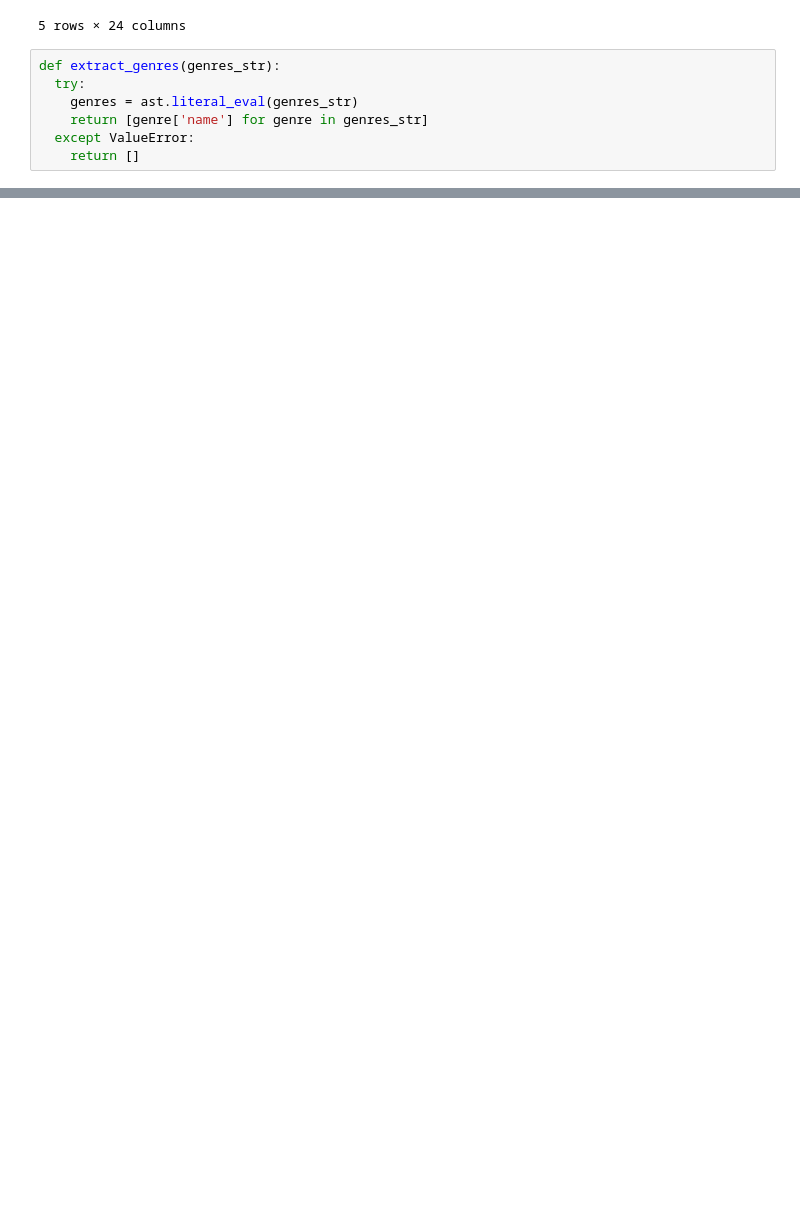
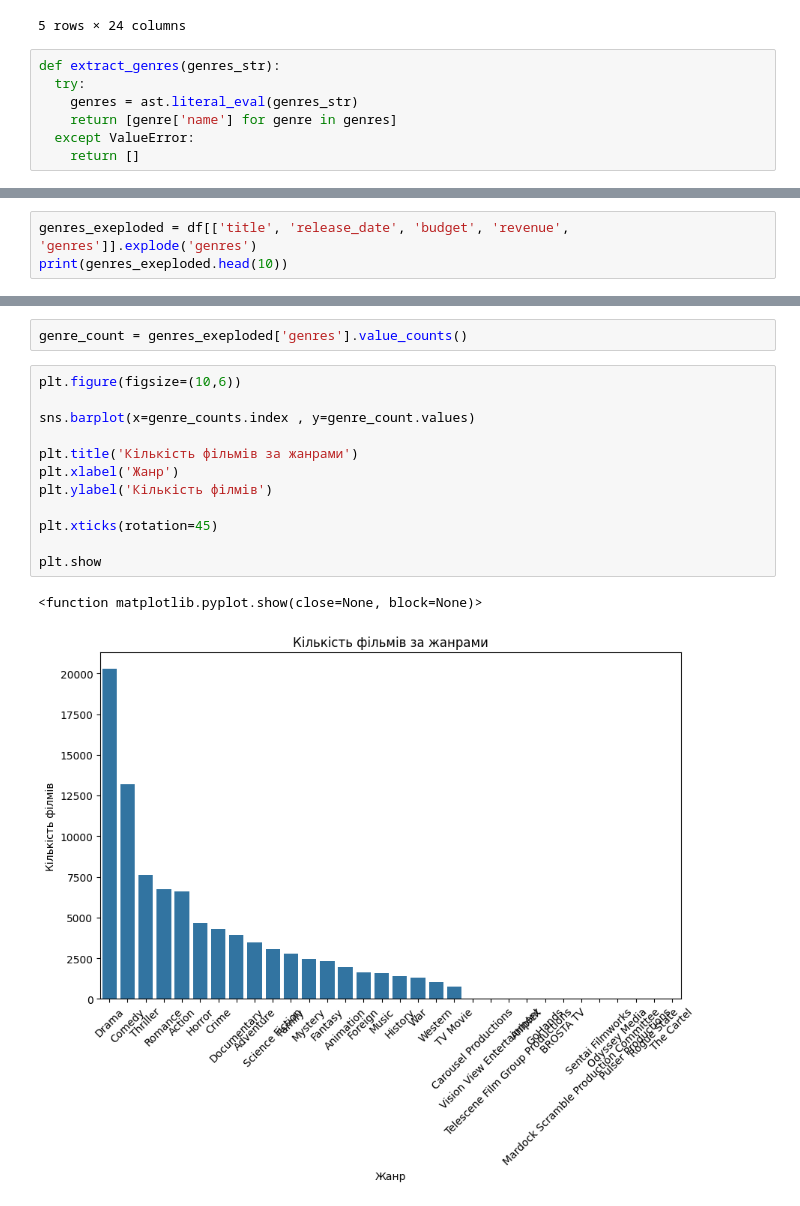
Before and after one commit to romanrudniev/MachineLearning, a Jupyter notebook: Аналізатор_Фільмів.ipynb, the cells around one changed output, grey strips where cells are left out. Cells and saved outputs as stored; diff of their text form; blank space fills up the shorter version.

Commit message:
genres

```diff
--- a/Аналізатор_Фільмів.ipynb
+++ b/Аналізатор_Фільмів.ipynb
@@ -209,7 +214,7 @@ df.head()
 def extract_genres(genres_str):
   try:
     genres = ast.literal_eval(genres_str)
-    return [genre['name'] for genre in genres_str]
+    return [genre['name'] for genre in genres]
   except ValueError:
     return []
 # %%
@@ -240,0 +265,3 @@ Name: count, Length: 4069, dtype: int64
+# %%
+genres_exeploded = df[['title', 'release_date', 'budget', 'revenue', 'genres']].explode('genres')
+print(genres_exeploded.head(10))
@@ -240,0 +280,17 @@ Name: count, Length: 4069, dtype: int64
+# %%
+genre_count = genres_exeploded['genres'].value_counts()
+# %%
+plt.figure(figsize=(10,6))
+
+sns.barplot(x=genre_counts.index , y=genre_count.values)
+
+plt.title('Кількість фільмів за жанрами')
+plt.xlabel('Жанр')
+plt.ylabel('Кількість філмів')
+
+plt.xticks(rotation=45)
+
+plt.show
+# %% [output]
+<function matplotlib.pyplot.show(close=None, block=None)>
+[figure, added]
```
Also changed, not shown: parts of 8 cells of this notebook.
